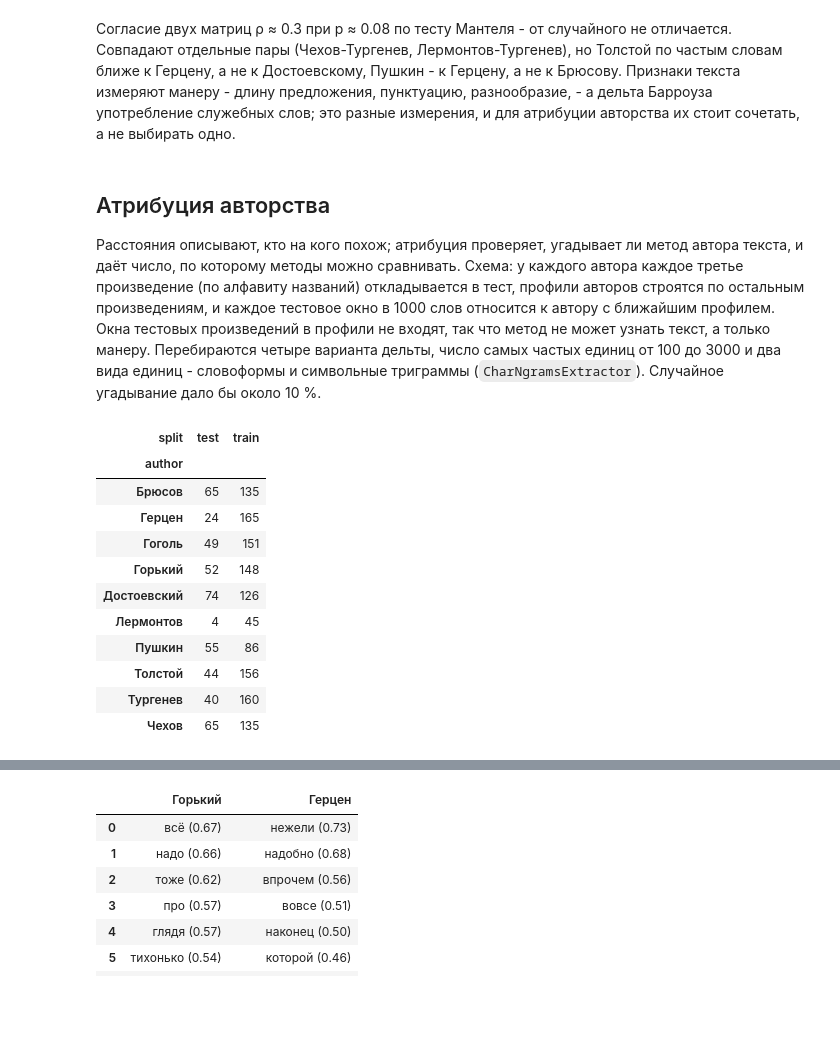
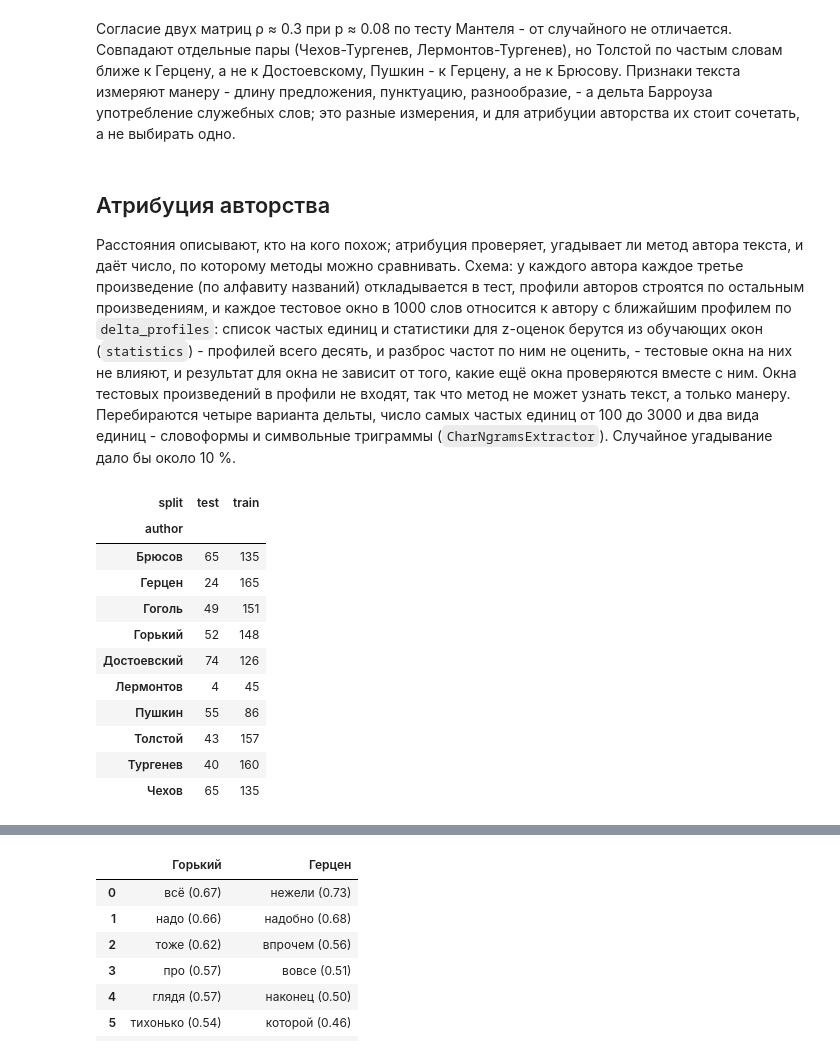
Before and after one commit to SergeyShk/ruTS, a Jupyter notebook: examples/03_prose_authors.ipynb, the cells around one changed output, grey strips where cells are left out. Cells and saved outputs as stored; diff of their text form; code cells hidden in the pictures; blank space fills up the shorter version.

```diff
--- a/examples/03_prose_authors.ipynb
+++ b/examples/03_prose_authors.ipynb
@@ -395,34 +395,35 @@ pd.DataFrame(
 # %% [markdown]
 ## Атрибуция авторства
 
-Расстояния описывают, кто на кого похож; атрибуция проверяет, угадывает ли метод автора текста, и даёт число, по которому методы можно сравнивать. Схема: у каждого автора каждое третье произведение (по алфавиту названий) откладывается в тест, профили авторов строятся по остальным произведениям, и каждое тестовое окно в 1000 слов относится к автору с ближайшим профилем. Окна тестовых произведений в профили не входят, так что метод не может узнать текст, а только манеру. Перебираются четыре варианта дельты, число самых частых единиц от 100 до 3000 и два вида единиц - словоформы и символьные триграммы (`CharNgramsExtractor`). Случайное угадывание дало бы около 10 %.
+Расстояния описывают, кто на кого похож; атрибуция проверяет, угадывает ли метод автора текста, и даёт число, по которому методы можно сравнивать. Схема: у каждого автора каждое третье произведение (по алфавиту названий) откладывается в тест, профили авторов строятся по остальным произведениям, и каждое тестовое окно в 1000 слов относится к автору с ближайшим профилем по `delta_profiles`: список частых единиц и статистики для z-оценок берутся из обучающих окон (`statistics`) - профилей всего десять, и разброс частот по ним не оценить, - тестовые окна на них не влияют, и результат для окна не зависит от того, какие ещё окна проверяются вместе с ним. Окна тестовых произведений в профили не входят, так что метод не может узнать текст, а только манеру. Перебираются четыре варианта дельты, число самых частых единиц от 100 до 3000 и два вида единиц - словоформы и символьные триграммы (`CharNgramsExtractor`). Случайное угадывание дало бы около 10 %.
 # %%
 from ruts import CharNgramsExtractor
 
 titles_by_author = corpus.groupby("author")["title"].unique()
-test_titles = {
-    title
-    for titles in titles_by_author
+test_keys = {
+    (author, title)
+    for author, titles in titles_by_author.items()
     for title in (sorted(titles)[2::3] if len(titles) >= 3 else sorted(titles)[-1:])
 }
-corpus["split"] = np.where(corpus["title"].isin(test_titles), "test", "train")
+is_test = pd.MultiIndex.from_frame(corpus[["author", "title"]]).isin(test_keys)
+corpus["split"] = np.where(is_test, "test", "train")
 corpus["words"] = [extractor.extract(text) for text in corpus["text"]]
 ngram_extractor = CharNgramsExtractor(n=3, lowercase=True)
 corpus["ngrams"] = [ngram_extractor.extract(text) for text in corpus["text"]]
 train = corpus[corpus["split"] == "train"]
 test = corpus[corpus["split"] == "test"]
 corpus.groupby(["author", "split"]).size().unstack()
 # %% [output]
 | split | test | train |
 | author |  |  |
 | Брюсов | 65 | 135 |
 | Герцен | 24 | 165 |
 | Гоголь | 49 | 151 |
 | Горький | 52 | 148 |
 | Достоевский | 74 | 126 |
 | Лермонтов | 4 | 45 |
 | Пушкин | 55 | 86 |
-| Толстой | 44 | 156 |
+| Толстой | 43 | 157 |
 | Тургенев | 40 | 160 |
 | Чехов | 65 | 135 |
 # %%
```
Also changed, not shown: parts of 8 cells of this notebook, 7 other files.
